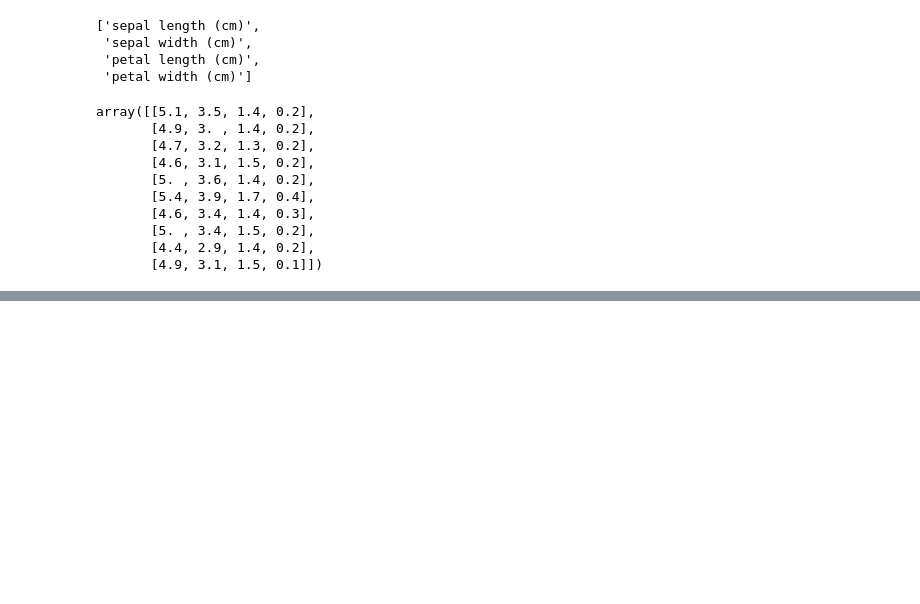
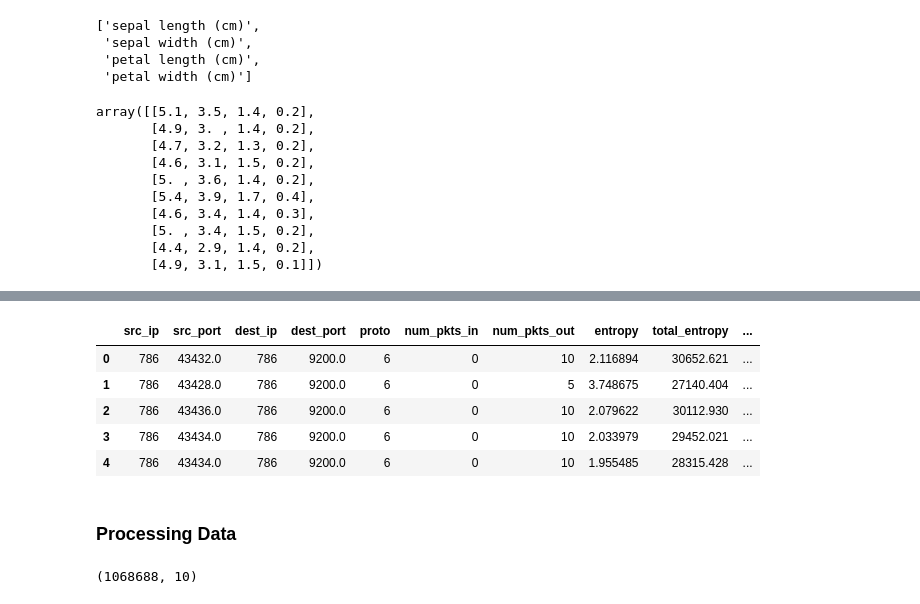
Before and after one commit to tisage/decisionTree, a Jupyter notebook: Decision Tree using Sklearn.ipynb, the cells around one changed output, grey strips where cells are left out. Saved outputs shown, nothing was run; the diff lists cells and outputs as text; code cells hidden in the pictures; blank space fills up the shorter version.

```diff
--- a/Decision Tree using Sklearn.ipynb
+++ b/Decision Tree using Sklearn.ipynb
@@ -358,0 +454,38 @@ plt.show()
+# %%
+feature_name = ['src_ip', 'src_port', 'dest_ip', 'dest_port', 'proto',
+            'num_pkts_in', 'num_pkts_out', 'entropy', 'total_entropy',
+           'label']
+df = raw[feature_name]
+
+target_name = list(set(df.label))
+
+
+df.head()
+# %% [output]
+|  | src_ip | src_port | dest_ip | dest_port | proto | num_pkts_in | num_pkts_out | entropy | total_entropy | ... |
+| 0 | 786 | 43432.0 | 786 | 9200.0 | 6 | 0 | 10 | 2.116894 | 30652.621 | ... |
+| 1 | 786 | 43428.0 | 786 | 9200.0 | 6 | 0 | 5 | 3.748675 | 27140.404 | ... |
+| 2 | 786 | 43436.0 | 786 | 9200.0 | 6 | 0 | 10 | 2.079622 | 30112.930 | ... |
+| 3 | 786 | 43434.0 | 786 | 9200.0 | 6 | 0 | 10 | 2.033979 | 29452.021 | ... |
+| 4 | 786 | 43434.0 | 786 | 9200.0 | 6 | 0 | 10 | 1.955485 | 28315.428 | ... |
+# %% [markdown]
+### Processing Data
+# %%
+# pre-processing
+from sklearn.preprocessing import OrdinalEncoder
+
+feature_enc = OrdinalEncoder()
+label_enc = OrdinalEncoder()
+
+# categorical data
+feature_enc.fit(df[['proto','src_ip', 'dest_ip']])
+label_enc.fit(df[['label']])
+
+# transform
+df[['proto','src_ip', 'dest_ip']] = feature_enc.transform(df[['proto','src_ip', 'dest_ip']])
+df[['label']] = label_enc.transform(df[['label']])
+
+df.dropna(inplace=True)
+df.shape
+# %% [output]
+(1068688, 10)
```
Also changed, not shown: parts of 15 cells of this notebook, 2 other files.
